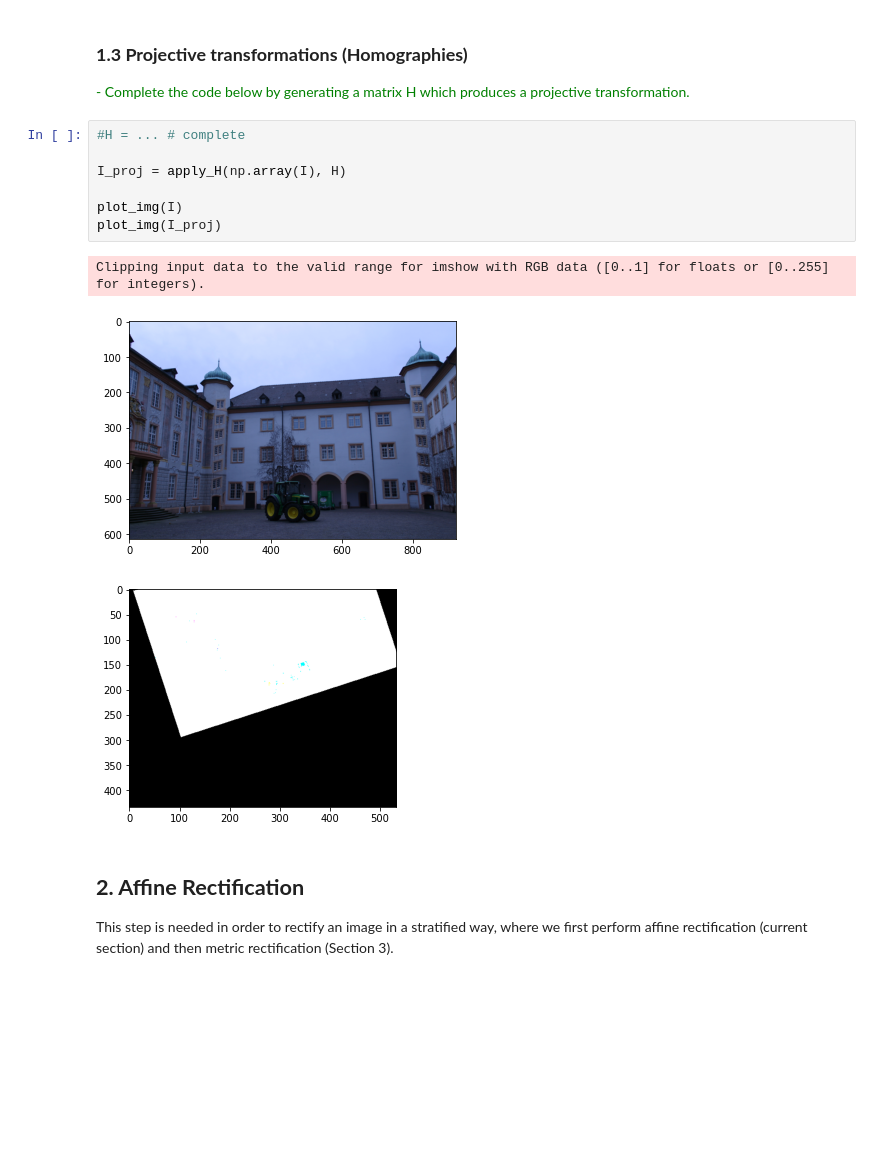
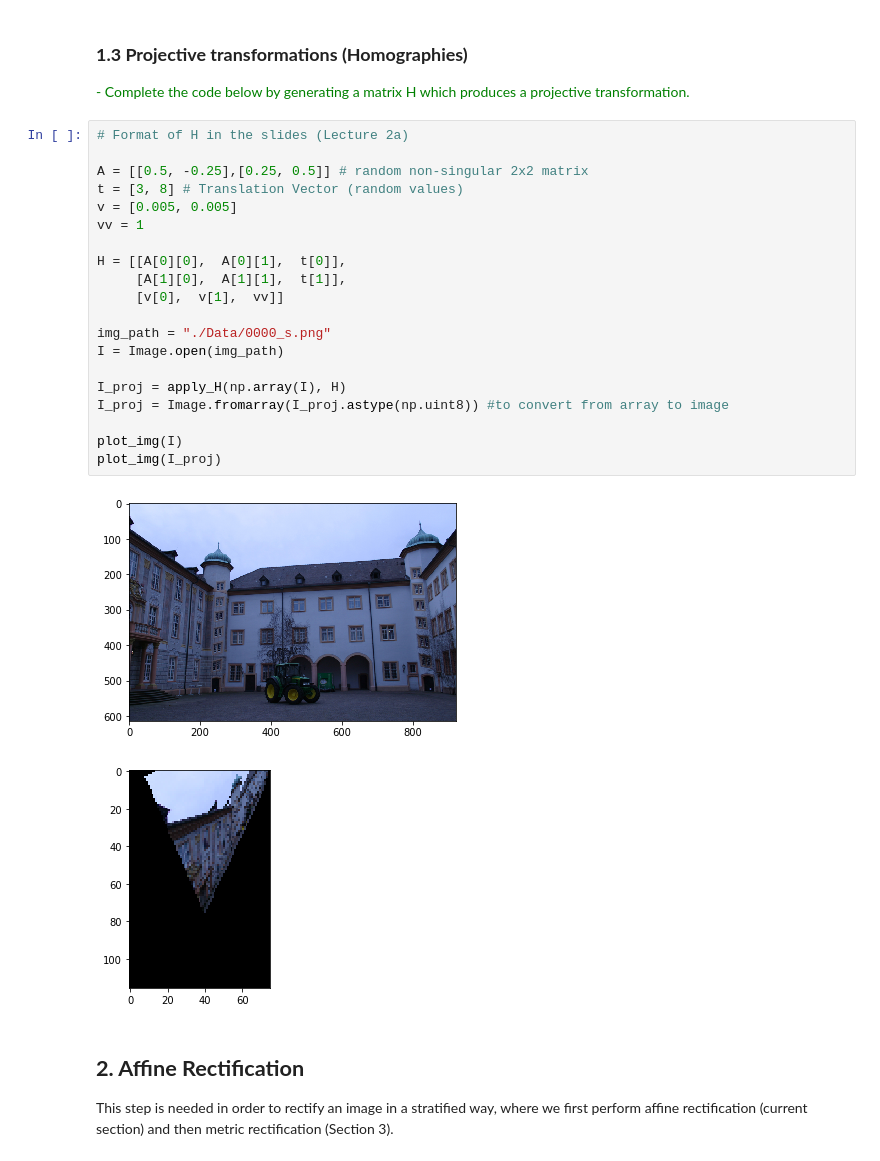
Before and after one commit to brugues/MCV-M4, a Jupyter notebook: lab1/lab1.ipynb, the cells around one changed output. Drawn from its saved outputs; the diff is of its cells as text; blank space fills up the shorter version.

```diff
--- a/lab1/lab1.ipynb
+++ b/lab1/lab1.ipynb
@@ -220,17 +220,29 @@ plot_img(I_aff_2)
 ### **1.3 Projective transformations (Homographies)**
 
 <span style='color:Green'> - Complete the code below by generating a matrix H which produces a projective transformation.  </span>
-# %%
-#H = ... # complete
-
-I_proj = apply_H(np.array(I), H)
-
-plot_img(I)
-plot_img(I_proj)
-# %% [output]
-Clipping input data to the valid range for imshow with RGB data ([0..1] for floats or [0..255] for integers).
-[figure, removed]
-[figure, removed]
+# %%
+# Format of H in the slides (Lecture 2a)
+
+A = [[0.5, -0.25],[0.25, 0.5]] # random non-singular 2x2 matrix
+t = [3, 8] # Translation Vector (random values)
+v = [0.005, 0.005]
+vv = 1
+
+H = [[A[0][0],  A[0][1],  t[0]],
+     [A[1][0],  A[1][1],  t[1]],
+     [v[0],  v[1],  vv]]
+
+img_path = "./Data/0000_s.png"
+I = Image.open(img_path)
+
+I_proj = apply_H(np.array(I), H)
+I_proj = Image.fromarray(I_proj.astype(np.uint8)) #to convert from array to image
+
+plot_img(I)
+plot_img(I_proj)
+# %% [output]
+[figure, added]
+[figure, added]
 # %% [markdown]
 ## **2. Affine Rectification**
 
```
Also changed, not shown: parts of 1 cell of this notebook.
